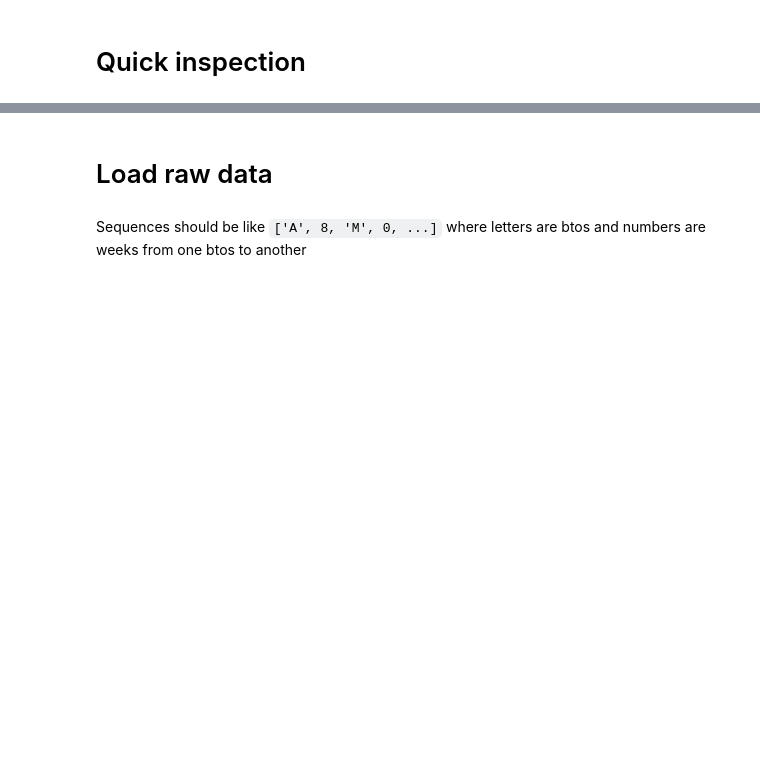
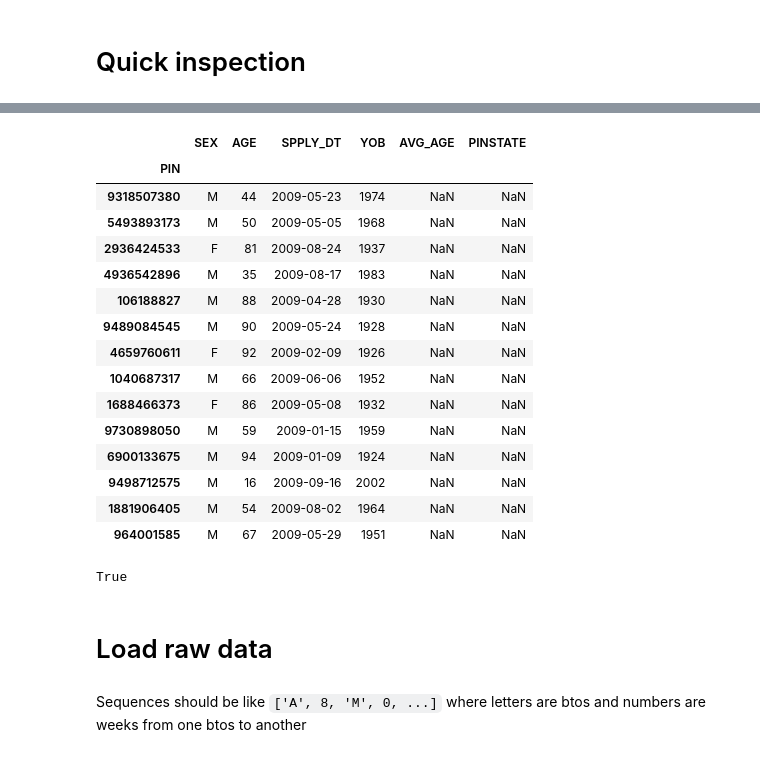
Before and after one commit to samuelefiorini/tangle, a Jupyter notebook: notebooks/make_xy.ipynb, the cells around one changed output, grey strips where cells are left out. Saved outputs shown, nothing was run; the diff lists cells and outputs as text; code cells hidden in the pictures; blank space fills up the shorter version.

```diff
--- a/notebooks/make_xy.ipynb
+++ b/notebooks/make_xy.ipynb
@@ -37,0 +48,19 @@ for i, k in enumerate(rd.keys()):
+# %%
+ei[ei['AVG_AGE'].isna()]
+# %% [output]
+|  | SEX | AGE | SPPLY_DT | YOB | AVG_AGE | PINSTATE |
+| PIN |  |  |  |  |  |  |
+| 9318507380 | M | 44 | 2009-05-23 | 1974 | NaN | NaN |
+| 5493893173 | M | 50 | 2009-05-05 | 1968 | NaN | NaN |
+| 2936424533 | F | 81 | 2009-08-24 | 1937 | NaN | NaN |
+| 4936542896 | M | 35 | 2009-08-17 | 1983 | NaN | NaN |
+| 106188827 | M | 88 | 2009-04-28 | 1930 | NaN | NaN |
+| 9489084545 | M | 90 | 2009-05-24 | 1928 | NaN | NaN |
+| 4659760611 | F | 92 | 2009-02-09 | 1926 | NaN | NaN |
+| 1040687317 | M | 66 | 2009-06-06 | 1952 | NaN | NaN |
+| 1688466373 | F | 86 | 2009-05-08 | 1932 | NaN | NaN |
+| 9730898050 | M | 59 | 2009-01-15 | 1959 | NaN | NaN |
+| 6900133675 | M | 94 | 2009-01-09 | 1924 | NaN | NaN |
+| 9498712575 | M | 16 | 2009-09-16 | 2002 | NaN | NaN |
+| 1881906405 | M | 54 | 2009-08-02 | 1964 | NaN | NaN |
+| 964001585 | M | 67 | 2009-05-29 | 1951 | NaN | NaN |
@@ -38,3 +70,7 @@ for i, k in enumerate(rd.keys()):
+# %%
+pp == kk
+# %% [output]
+True
 # %% [markdown]
 # Load raw data
 # %%
```
Also changed, not shown: parts of 17 cells of this notebook, 5 other files.
